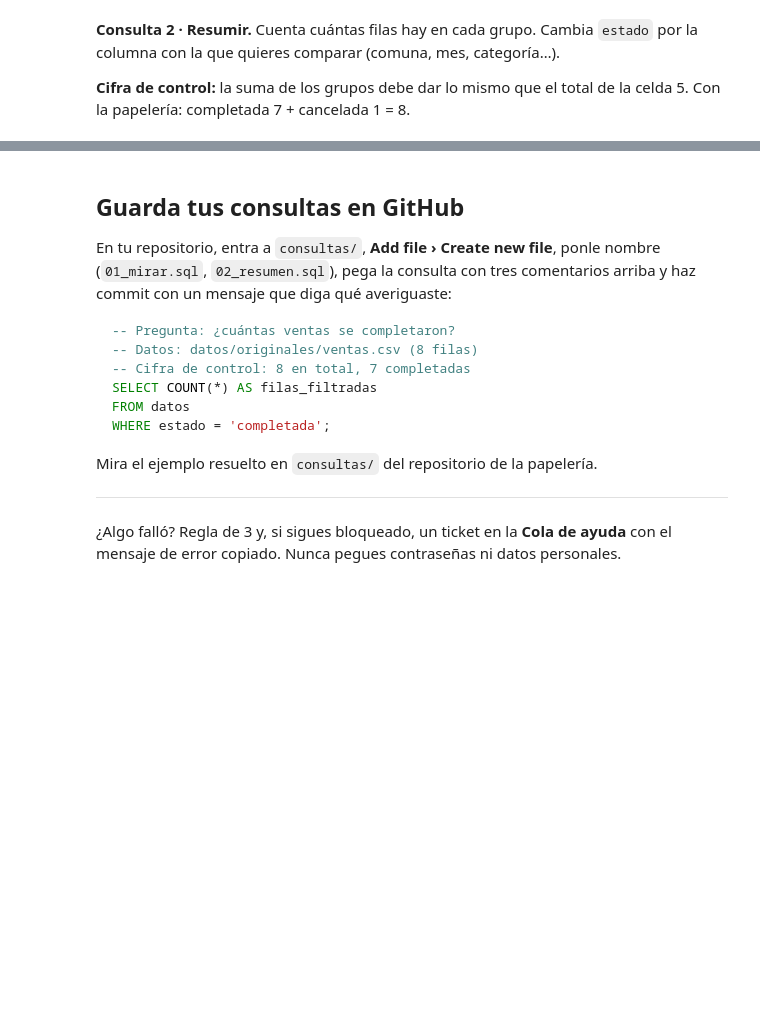
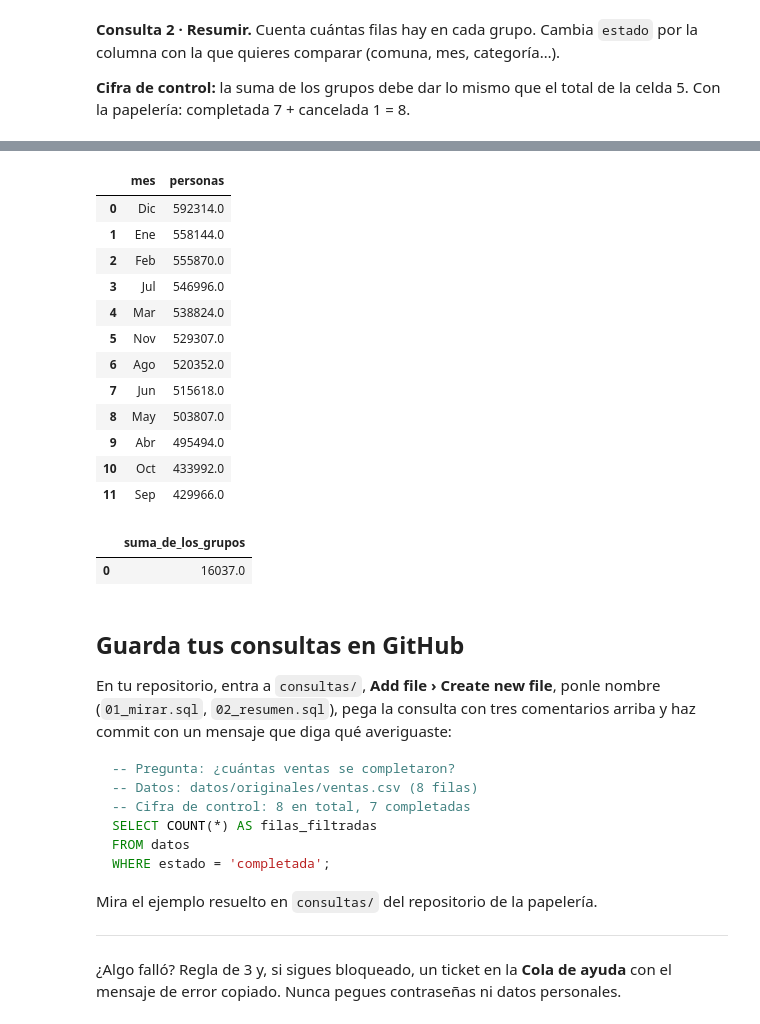
Before and after one commit to giseth18-dotcom/analisis-de-datos, a Jupyter notebook: notebooks/01_consultas.ipynb, the cells around one changed output, grey strips where cells are left out. Cells and saved outputs as stored; diff of their text form; code cells hidden in the pictures; blank space fills up the shorter version.

```diff
--- a/notebooks/01_consultas.ipynb
+++ b/notebooks/01_consultas.ipynb
@@ -129,13 +208,38 @@ ORDER BY filas DESC
+# %%
+# Celda 8 · Consulta 2.1: resumen por grupo
+sql("""
+SELECT mes, SUM(cant_extranjeros_no_residentes) AS personas
+FROM datos
+GROUP BY mes
+ORDER BY personas DESC
+""")
+# %% [output]
+|  | mes | personas |
+| 0 | Dic | 592314.0 |
+| 1 | Ene | 558144.0 |
+| 2 | Feb | 555870.0 |
+| 3 | Jul | 546996.0 |
+| 4 | Mar | 538824.0 |
+| 5 | Nov | 529307.0 |
+| 6 | Ago | 520352.0 |
+| 7 | Jun | 515618.0 |
+| 8 | May | 503807.0 |
+| 9 | Abr | 495494.0 |
+| 10 | Oct | 433992.0 |
+| 11 | Sep | 429966.0 |
 # %%
 # Celda 9 · Cifra de control: ¿la suma de los grupos da el total?
 sql("""
 SELECT SUM(filas) AS suma_de_los_grupos
 FROM (
-    SELECT estado, COUNT(*) AS filas
+    SELECT mes, COUNT(*) AS filas
     FROM datos
-    GROUP BY estado
+    GROUP BY mes
 )
 """)
+# %% [output]
+|  | suma_de_los_grupos |
+| 0 | 16037.0 |
 # %% [markdown]
 ## Guarda tus consultas en GitHub
 
```
Also changed, not shown: parts of 8 cells of this notebook.
